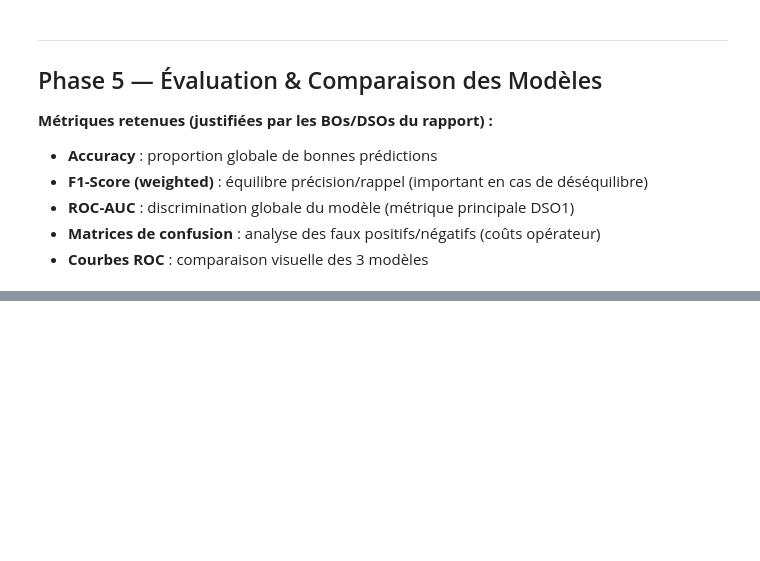
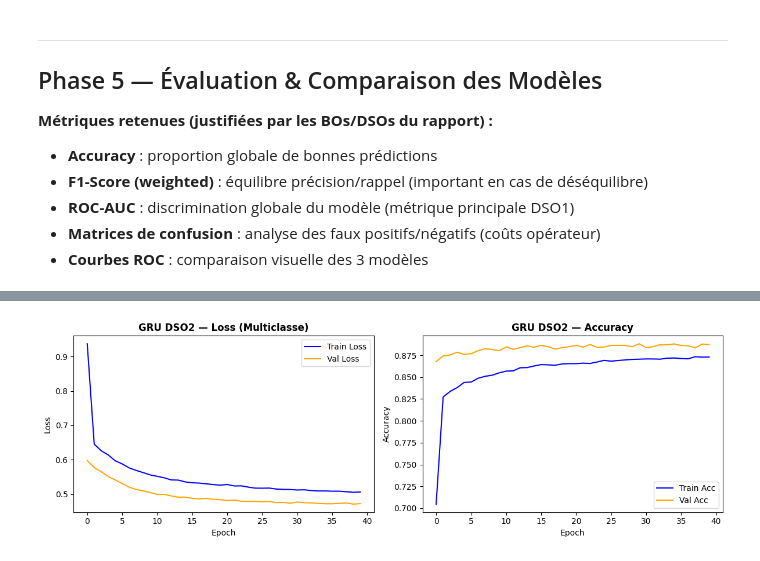
Before and after one commit to wiembenhassine/Esprit-PI-4DATA-2026-5G-Handover-Optimization, a Jupyter notebook: notebooks/5G_Handover_Pipeline_CRISP_DM (1).ipynb, the cells around one changed output, grey strips where cells are left out. Cells and saved outputs as stored; diff of their text form; code cells hidden in the pictures; blank space fills up the shorter version.

```diff
--- a/notebooks/5G_Handover_Pipeline_CRISP_DM (1).ipynb
+++ b/notebooks/5G_Handover_Pipeline_CRISP_DM (1).ipynb
@@ -860,0 +1227,83 @@ RÉSUMÉ DES PERFORMANCES :
+# %%
+# ── DSO2-4.8 : Modèle 3 — GRU Multiclasse (softmax) ────────────────────────
+#
+# POURQUOI GRU pour DSO2 ?
+#   • En production, les mesures arrivent en flux temporel continu
+#   • Le GRU capture la TENDANCE du signal voisin au fil du temps
+#     (ex: n1 s'améliore depuis 3 mesures → HO vers n1 de plus en plus probable)
+#   • timesteps=1 ici (données tabulaires sans fenêtre temporelle)
+#     → l'architecture est prête pour une extension avec sliding window
+#
+# ARCHITECTURE PLUS GRANDE que DSO1 :
+#   GRU(128) → car le nombre de features est plus élevé (neighbor features)
+#   Dense(N_CLASSES, softmax) → probabilités sur toutes les cellules
+#   loss=sparse_categorical_crossentropy → labels entiers, pas one-hot (efficace)
+
+print('=' * 60)
+print('🧠 DSO2 — Modèle 3 : GRU Multiclasse (softmax)')
+print('=' * 60)
+
+n_feat_d2 = len(DSO2_FEATURES)
+X_train_gru_d2 = X_train_d2.values.reshape(X_train_d2.shape[0], 1, n_feat_d2)
+X_test_gru_d2  = X_test_d2.values.reshape(X_test_d2.shape[0],  1, n_feat_d2)
+
+gru_dso2 = Sequential([
+    Input(shape=(1, n_feat_d2)),
+    GRU(128, return_sequences=True, activation='tanh'),
+    Dropout(0.3),
+    GRU(64, activation='tanh'),
+    Dropout(0.2),
+    Dense(32, activation='relu'),
+    Dense(N_CLASSES, activation='softmax')  # N_CLASSES sorties = 4 cellules
+])
+
+gru_dso2.compile(
+    optimizer='adam',
+    loss='sparse_categorical_crossentropy',  # Pour labels entiers (pas one-hot)
+    metrics=['accuracy']
+)
+gru_dso2.summary()
+
+early_stop_d2 = EarlyStopping(monitor='val_loss', patience=5, restore_best_weights=True, verbose=0)
+
+history_d2 = gru_dso2.fit(
+    X_train_gru_d2, y_train_d2,
+    epochs=40, batch_size=512, validation_split=0.15,
+    callbacks=[early_stop_d2], verbose=1
+)
+
+y_proba_gru_d2 = gru_dso2.predict(X_test_gru_d2, verbose=0)
+y_pred_gru_d2  = np.argmax(y_proba_gru_d2, axis=1)
+
+top1_gru_d2 = accuracy_score(y_test_d2, y_pred_gru_d2)
+top3_idx_gru = np.argsort(y_proba_gru_d2, axis=1)[:, -3:]
+top3_gru_d2  = np.mean([y_test_d2.values[i] in top3_idx_gru[i] for i in range(len(y_test_d2))])
+f1_macro_gru_d2  = f1_score(y_test_d2, y_pred_gru_d2, average='macro')
+f1_weight_gru_d2 = f1_score(y_test_d2, y_pred_gru_d2, average='weighted')
+
+print(f'\n  Top-1 Accuracy : {top1_gru_d2:.4f} ({top1_gru_d2*100:.2f}%)')
+print(f'  Top-3 Accuracy : {top3_gru_d2:.4f} ({top3_gru_d2*100:.2f}%)')
+print(f'  F1-Score Macro    : {f1_macro_gru_d2:.4f}')
+print(f'  F1-Score Weighted : {f1_weight_gru_d2:.4f}')
+print()
+print(classification_report(y_test_d2, y_pred_gru_d2, target_names=cell_encoder.classes_))
+
+# Courbes d'apprentissage
+fig, axes = plt.subplots(1, 2, figsize=(12, 4))
+axes[0].plot(history_d2.history['loss'],     label='Train Loss',  color='blue')
+axes[0].plot(history_d2.history['val_loss'], label='Val Loss',    color='orange')
+axes[0].set_title('GRU DSO2 — Loss (Multiclasse)', fontweight='bold')
+axes[0].set_xlabel('Epoch'); axes[0].set_ylabel('Loss'); axes[0].legend()
+
+axes[1].plot(history_d2.history['accuracy'],     label='Train Acc', color='blue')
+axes[1].plot(history_d2.history['val_accuracy'], label='Val Acc',   color='orange')
+axes[1].set_title('GRU DSO2 — Accuracy', fontweight='bold')
+axes[1].set_xlabel('Epoch'); axes[1].set_ylabel('Accuracy'); axes[1].legend()
+
+plt.tight_layout()
+plt.savefig('results/dso2_gru_learning_curves.png', dpi=150, bbox_inches='tight')
+plt.show()
+
+gru_dso2.save('models/dso2_gru_model.keras')
+print('✅ GRU DSO2 sauvegardé : models/dso2_gru_model.keras')
+# %% [output]
@@ -860,0 +1349 @@ RÉSUMÉ DES PERFORMANCES :
+[figure, added]
```
Also changed, not shown: parts of 19 cells of this notebook.
